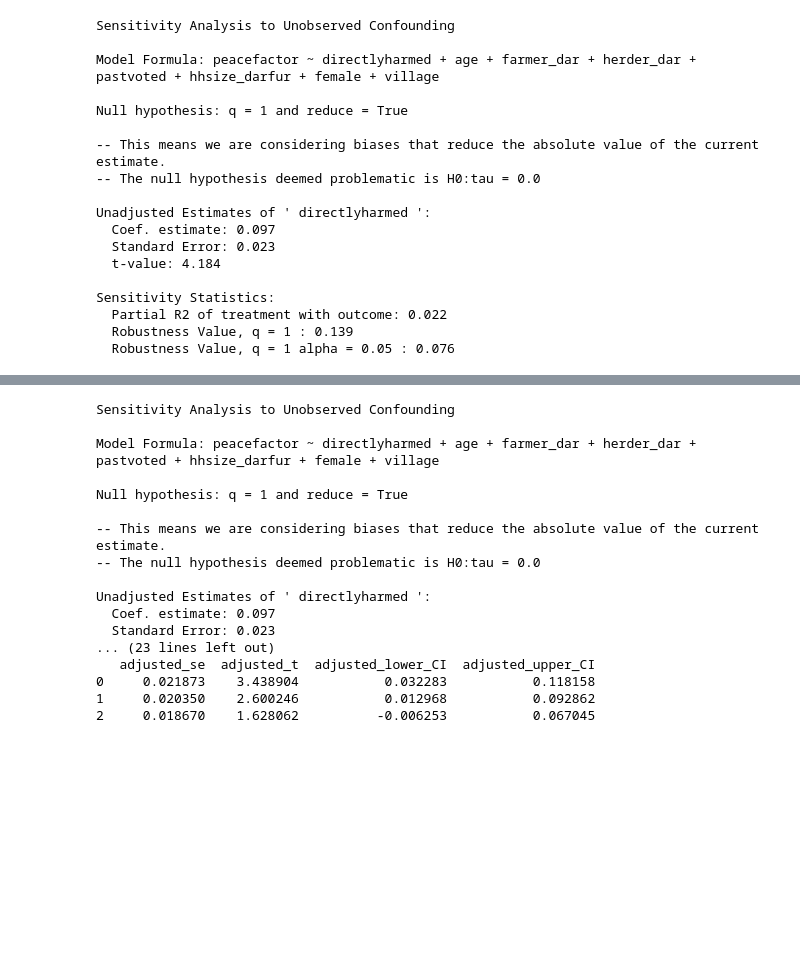
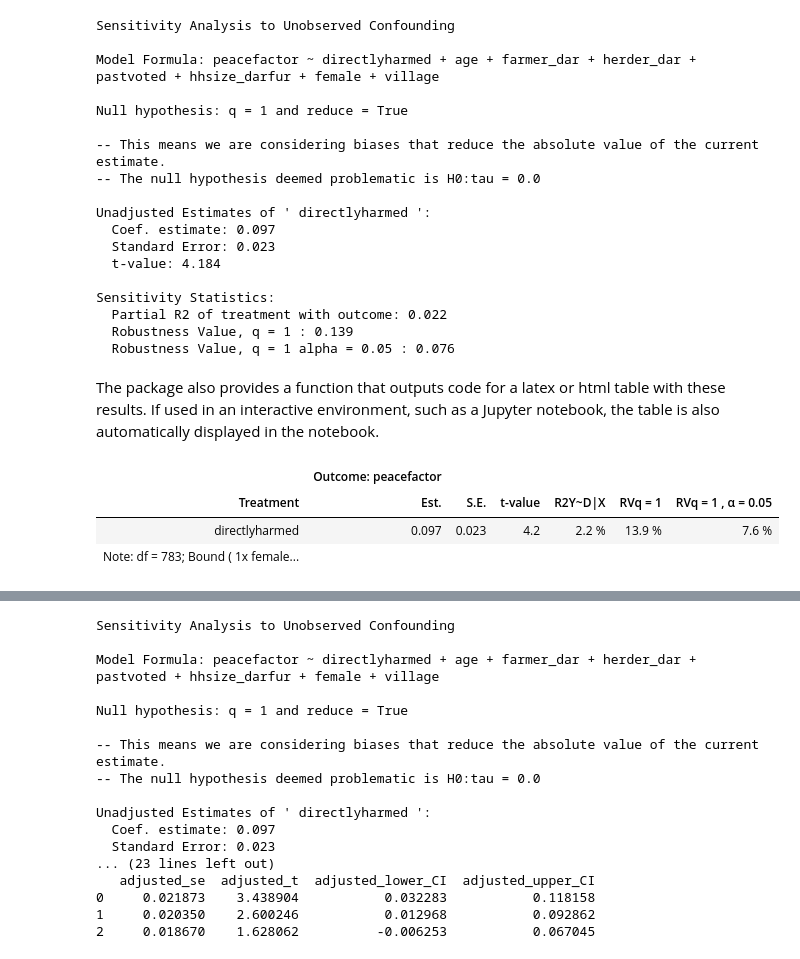
Before and after one commit to nlapier2/PySensemakr, a Jupyter notebook: sensemakr/docs/notebooks/quickstart.ipynb, the cells around one changed output, grey strips where cells are left out. Saved outputs shown, nothing was run; the diff lists cells and outputs as text; code cells hidden in the pictures; blank space fills up the shorter version.

```diff
--- a/sensemakr/docs/notebooks/quickstart.ipynb
+++ b/sensemakr/docs/notebooks/quickstart.ipynb
@@ -128,3 +128,19 @@ Sensitivity Statistics:
   Partial R2 of treatment with outcome: 0.022
   Robustness Value, q = 1 : 0.139
   Robustness Value, q = 1 alpha = 0.05 : 0.076
+# %% [markdown]
+The package also provides a function that outputs code for a latex or html table with these results. If used in an interactive environment, such as a Jupyter notebook, the table is also automatically displayed in the notebook.
+# %%
+import io
+from contextlib import redirect_stdout
+f = io.StringIO()
+with redirect_stdout(f):
+    darfur_sense.ovb_minimal_reporting(format="html")
+out = f.getvalue()
+from IPython.display import display_html
+display_html(out, raw=True)
+# %% [output]
+|  | Outcome: peacefactor |  |  |  |  |  |
+| Treatment | Est. | S.E. | t-value | R2Y~D|X | RVq = 1 | RVq = 1 , α = 0.05 |
+| directlyharmed | 0.097 | 0.023 | 4.2 | 2.2 % | 13.9 % | 7.6 % |
+| Note: df = 783; Bound ( 1x female... |  |  |  |  |  |  |
```
Also changed, not shown: parts of 15 cells of this notebook.
